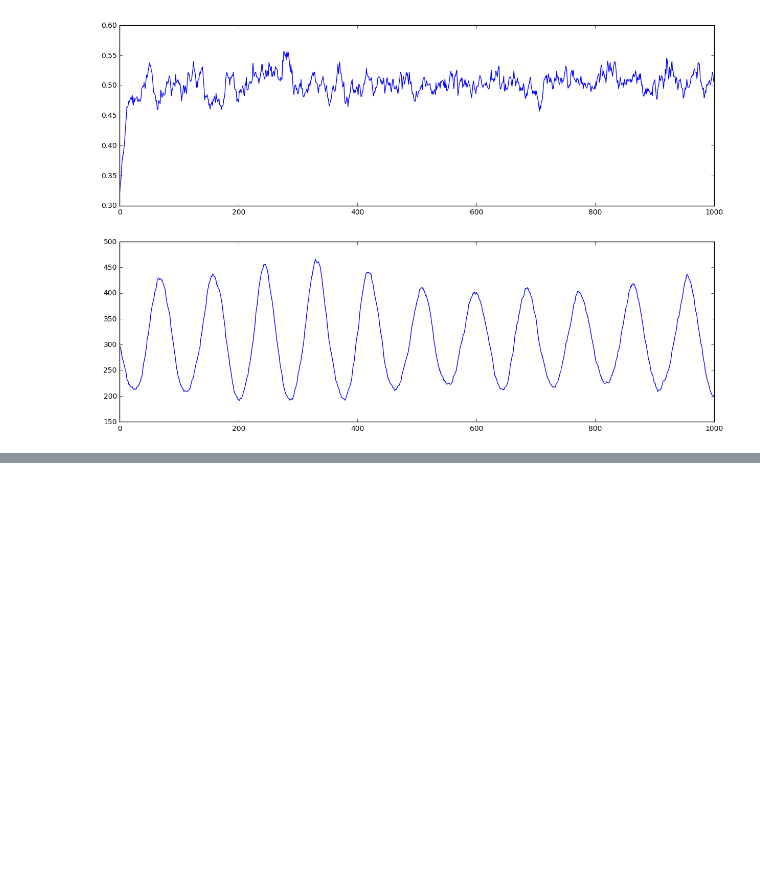
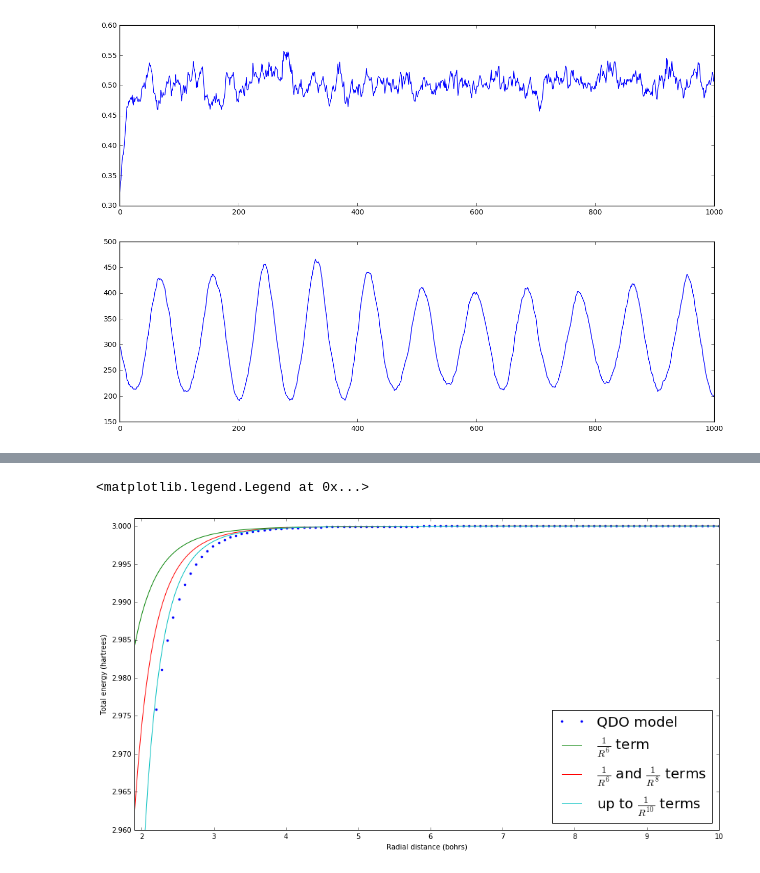
Before and after one commit to cpehle/quantum-drude-oscillators, a Jupyter notebook: plot-results.ipynb, the cells around one changed output, grey strips where cells are left out. Cells and saved outputs as stored; diff of their text form; code cells hidden in the pictures; blank space fills up the shorter version.

```diff
--- a/plot-results.ipynb
+++ b/plot-results.ipynb
@@ -82,0 +81,20 @@ array([ 0.48694 ,  0.485522,  0.484344, ...,  0.015083,  0.010029,
+# %%
+scan = np.loadtxt("./result-data/qdo-diatom-scan/qdo-diatom-q-1.0-walkers-1e5-iters-4e4-configs-100-lower-2.2")
+q = 1.0
+
+xs = scan[:,0]
+plt.plot(xs, scan[:,1], '.', label="QDO model")
+xxs = np.linspace(1.8,xs[-1], 200)
+plt.plot(xxs, dimer_dispersion(xxs, q, 1.0, 1.0, terms=1), label="$\\frac{1}{R^6}$ term")
+plt.plot(xxs, dimer_dispersion(xxs, q, 1.0, 1.0, terms=2), label="$\\frac{1}{R^6}$ and $\\frac{1}{R^8}$ terms")
+plt.plot(xxs, dimer_dispersion(xxs, q, 1.0, 1.0, terms=3), label="up to $\\frac{1}{R^{10}}$ terms")
+
+plt.ylim(ymin=2.96, ymax=3.001)
+plt.xlim(xmin=1.9)
+
+plt.xlabel("Radial distance (bohrs)")
+plt.ylabel("Total energy (hartrees)")
+plt.legend(loc=4, prop={"size":20})
+# %% [output]
+<matplotlib.legend.Legend at 0x...>
+[figure, added]
```
Also changed, not shown: parts of 20 cells of this notebook.
